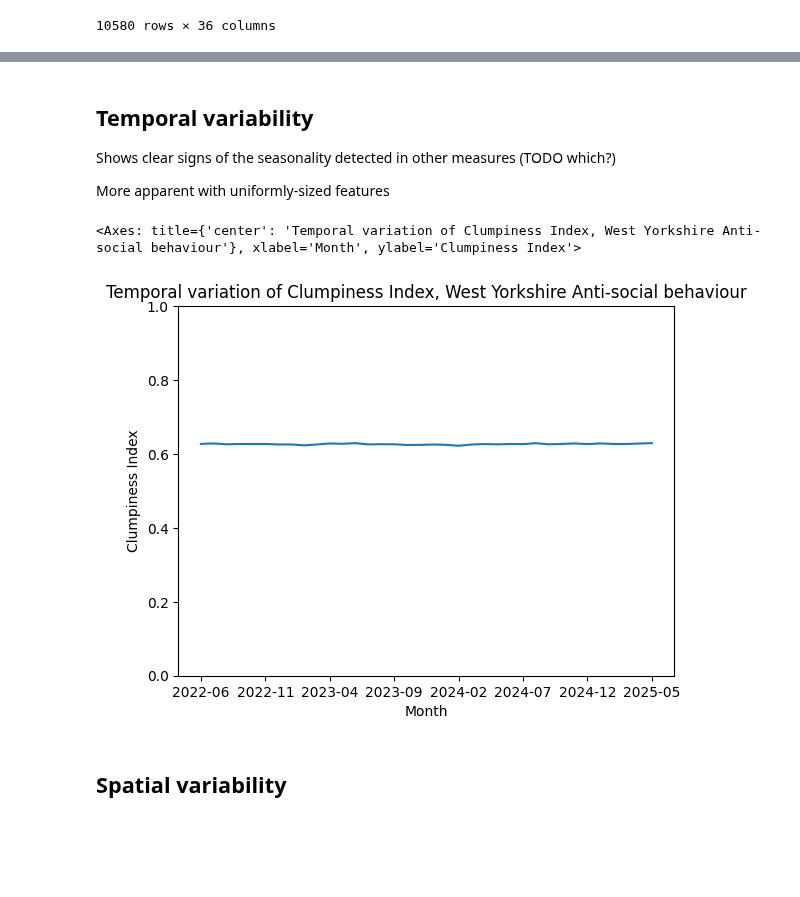
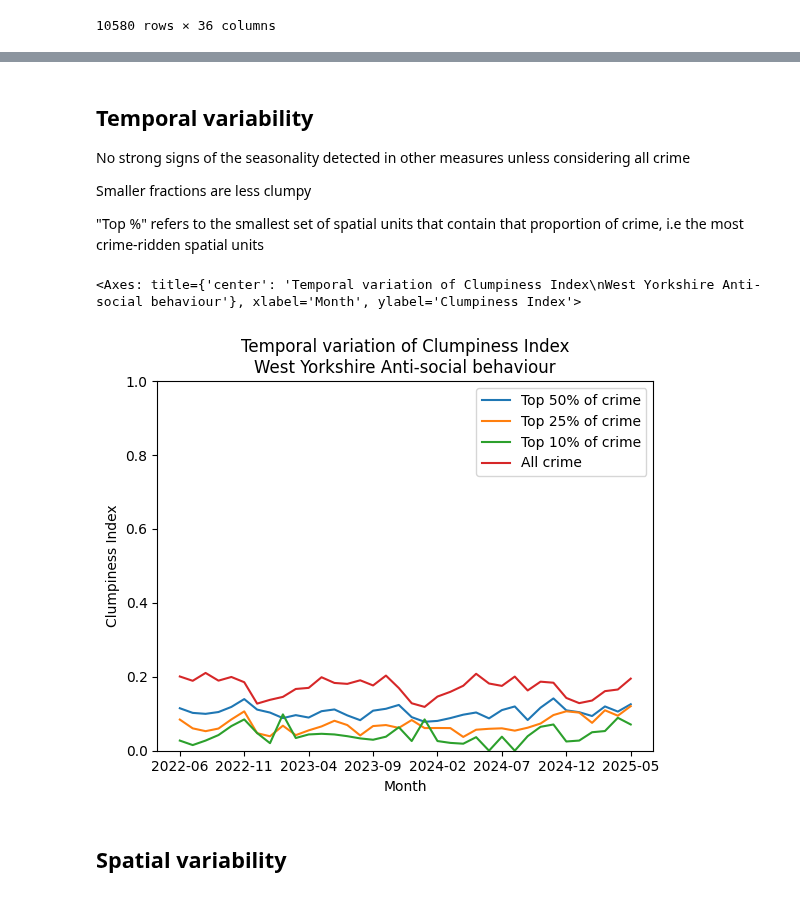
Before and after one commit to safer-streets/safer-streets-core, a Jupyter notebook: clumpiness.ipynb, the cells around one changed output, grey strips where cells are left out. Drawn from its saved outputs; the diff is of its cells as text; code cells hidden in the pictures; blank space fills up the shorter version.

```diff
--- a/clumpiness.ipynb
+++ b/clumpiness.ipynb
@@ -35,7 +35,9 @@ AREA_PARAMETERS = defaultdict(
 # AREA_THRESHOLDS = [0.5, 0.25, 0.1]
 # %%
 force_boundary = get_force_boundary(FORCE)
-raw_crime_data = load_crime_data(FORCE, Itr(monthgen(LATEST_DATE, backwards=True)).take(36), filters={"Crime type": CATEGORY})
+raw_crime_data = load_crime_data(
+    FORCE, Itr(monthgen(LATEST_DATE, backwards=True)).take(36), filters={"Crime type": CATEGORY}
+)
 # remove any points outside boundary
 raw_crime_data = raw_crime_data.sjoin(force_boundary)
 raw_crime_data
@@ -171,12 +237,3 @@ count_data
 | 78107 | 1.0 | 0.0 | 0.0 | 0.0 | 0.0 | 0.0 | 0.0 | 0.0 | 0.0 | 0.0 | ... |
 | 79104 | 0.0 | 0.0 | 0.0 | 0.0 | 0.0 | 0.0 | 0.0 | 0.0 | 0.0 | 0.0 | ... |
 10580 rows × 36 columns
-# %%
-scale = np.sqrt(features.area.mean())
-# scale = features.length.mean() / 4
-# scale = np.exp(np.log(features.area).mean() / 2)
-
-clumps = features.join(count_data["2025-04"])  # .explore()
-clumps = clumps[clumps["2025-04"] > 0]
-print(normalised_clumpiness(clumps, scale), scale)
-clumps.union_all()
@@ -185,0 +240,10 @@ clumps.union_all()
+# %%
+top_frac = 0.1
+
+
+def top(counts: pd.Series, frac: float):
+    s = counts.sort_values().cumsum() / counts.sum()
+    return s[s >= 1 - frac]
+
+
+features.join(top(count_data["2025-05"], top_frac), how="right").explore("2025-05", tiles="CartoDB Positron")
@@ -186,23 +252,32 @@ clumps.union_all()
 # %% [markdown]
 ## Temporal variability
 
-Shows clear signs of the seasonality detected in other measures (TODO which?)
+No strong signs of the seasonality detected in other measures unless considering all crime
 
-More apparent with uniformly-sized features
+Smaller fractions are less clumpy
+
+"Top %" refers to the smallest set of spatial units that contain that proportion of crime, i.e the most crime-ridden spatial units
 # %%
+fracs = [0.5, 0.25, 0.1]
+scale = np.sqrt(features.area.mean())
 # compute clumpiness variation over time - strong seasonal variation
-clumpiness = pd.Series(index=count_data.columns, name="CI")
+clumpiness = pd.DataFrame(index=count_data.columns, columns=[f"Top {f:.0%} of crime" for f in fracs])
 for m in clumpiness.index:
+    for f in fracs:
+        counts = top(count_data[m], f)
+        clumps = features.join(counts, how="right")
+        clumpiness.loc[m, f"Top {f:.0%} of crime"] = normalised_clumpiness(clumps, scale)
+    # all crime (just drop zeros)
     counts = count_data[m]
-    counts = counts.cumsum().sort_values() / counts.sum()
-    clumps = features.join(counts[counts >= 0.5])
-    clumps = clumps[clumps[m] > 0]
-    clumpiness.loc[m] = normalised_clumpiness(clumps, scale)
+    clumps = features.join(counts[counts > 0], how="right")
+    clumpiness.loc[m, "All crime"] = normalised_clumpiness(clumps, scale)
 
-clumpiness.plot(ylim=(0, 1), ylabel="Clumpiness Index", title=f"Temporal variation of Clumpiness Index, {FORCE} {CATEGORY}")
+clumpiness.plot(
+    ylim=(0, 1), ylabel="Clumpiness Index", title=f"Temporal variation of Clumpiness Index\n{FORCE} {CATEGORY}"
+)
 # %% [output]
-<Axes: title={'center': 'Temporal variation of Clumpiness Index, West Yorkshire Anti-social behaviour'}, xlabel='Month', ylabel='Clumpiness Index'>
+<Axes: title={'center': 'Temporal variation of Clumpiness Index\nWest Yorkshire Anti-social behaviour'}, xlabel='Month', ylabel='Clumpiness Index'>
-[figure, old version]
+[figure, new version]
 # %% [markdown]
 ## Spatial variability
 # %%
```
Also changed, not shown: parts of 15 cells of this notebook, 9 other files.
